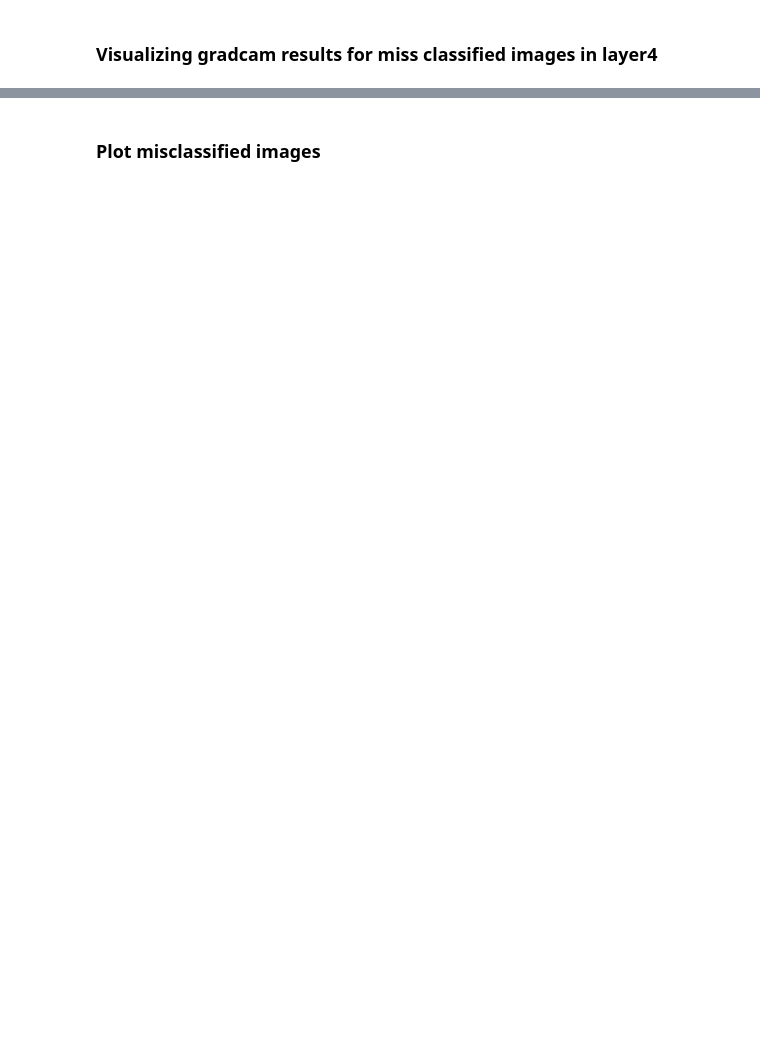
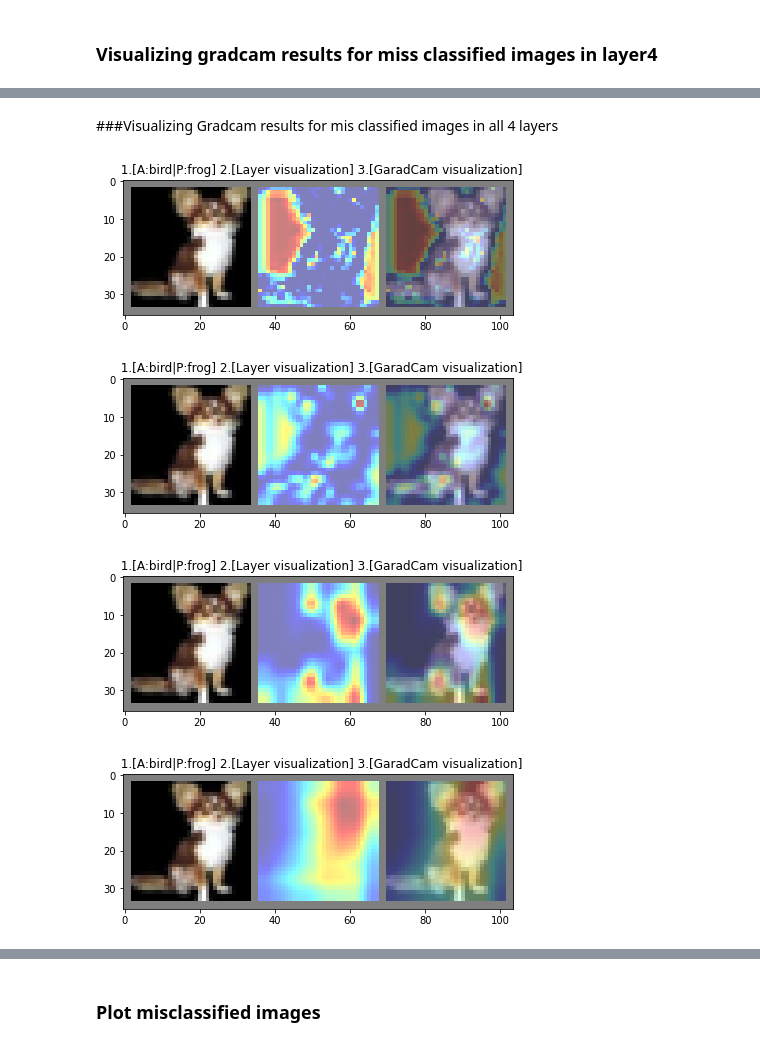
Before and after one commit to sajnanshetty/deep-learning, a Jupyter notebook: s10/eva_s10.ipynb, the cells around one changed output, grey strips where cells are left out. Drawn from its saved outputs; the diff is of its cells as text; code cells hidden in the pictures; blank space fills up the shorter version.

```diff
--- a/s10/eva_s10.ipynb
+++ b/s10/eva_s10.ipynb
@@ -263,0 +250,19 @@ for index in range(num_img):
+# %% [markdown]
+###Visualizing Gradcam results for mis classified images in all 4 layers
+# %%
+image = miscassified_images[10] #take one random image from mis classidfied images
+layer_details = [model.layer1, model.layer2, model.layer3, model.layer4]
+for i, model_layer in enumerate(layer_details):
+    images = []
+    grad_cam = GradCAM(model, model_layer)
+    mask, _ = grad_cam(torch.stack([image[0]]))
+    heatmap, result = visualize_cam(mask, image[0])
+    images.extend([image[0].cpu(), heatmap, result])
+    label = "  1.[A:{0}|P:{1}] 2.[Layer visualization] 3.[GaradCam visualization]".format(classes[miscassified_images[index][2].item()], classes[miscassified_images[index][1].item()])
+    #label = "  1.[{0}] 2.[layer {1} visualization] 3.[GaradCam visualization]".format(classes[image[2].item()], i+1)
+    Plot.image_show(make_grid(images, nrow=5), title=label, download_image="gradcam_layer_{0}.png".format(i+1))
+# %% [output]
+[figure, added]
+[figure, added]
+[figure, added]
+[figure, added]
```
Also changed, not shown: parts of 15 cells of this notebook, 59 other files.
